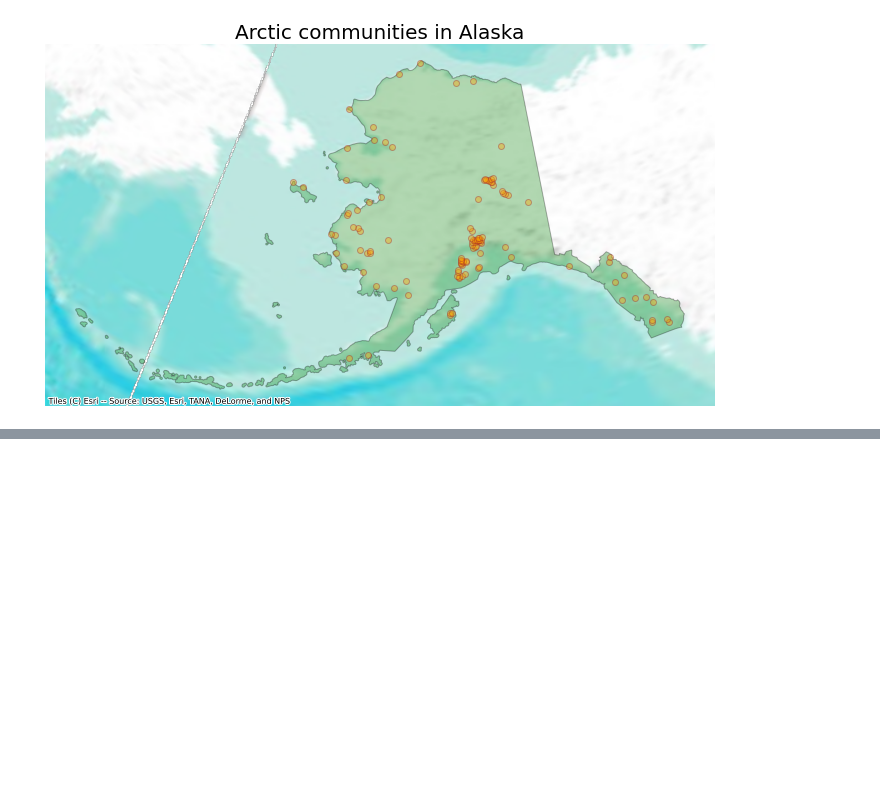
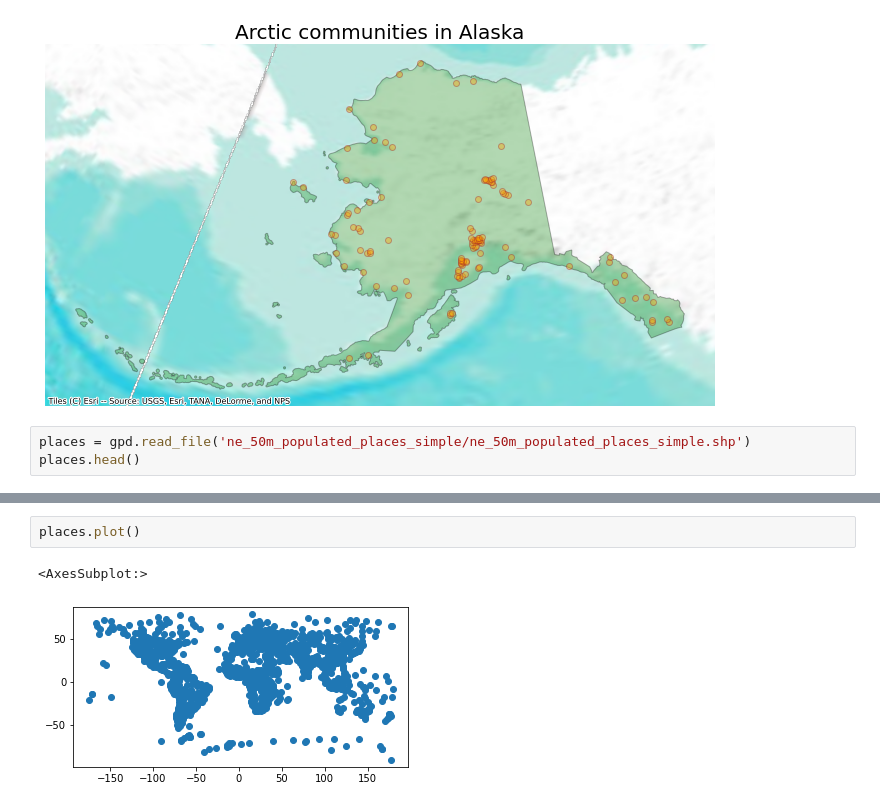
Before and after one commit to carmengg/eds-220-book, a Jupyter notebook: drafts-lectures/lesson-13-clip.ipynb, the cells around one changed output, grey strips where cells are left out. Saved outputs shown, nothing was run; the diff lists cells and outputs as text; blank space fills up the shorter version.

```diff
--- a/drafts-lectures/lesson-13-clip.ipynb
+++ b/drafts-lectures/lesson-13-clip.ipynb
@@ -132,3 +136,6 @@ ctx.add_basemap(ax,
                  source= ctx.providers.Esri.WorldTerrain)
 # %% [output]
 [figure]
+# %%
+places = gpd.read_file('ne_50m_populated_places_simple/ne_50m_populated_places_simple.shp')
+places.head()
@@ -134,0 +150,5 @@ ctx.add_basemap(ax,
+# %%
+places.plot()
+# %% [output]
+<AxesSubplot:>
+[figure, added]
```
Also changed, not shown: parts of 15 cells of this notebook.
